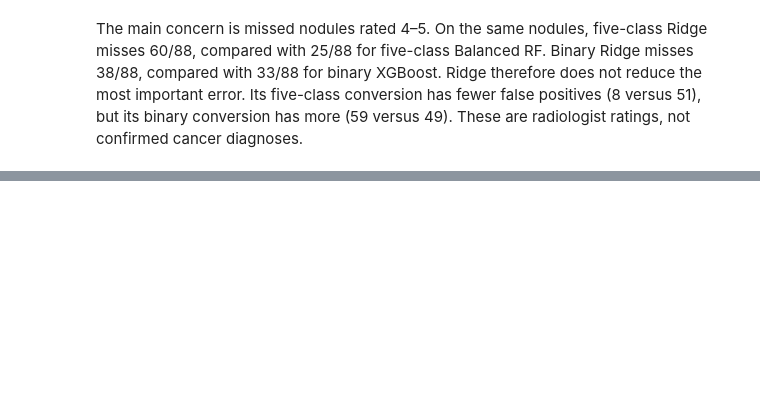
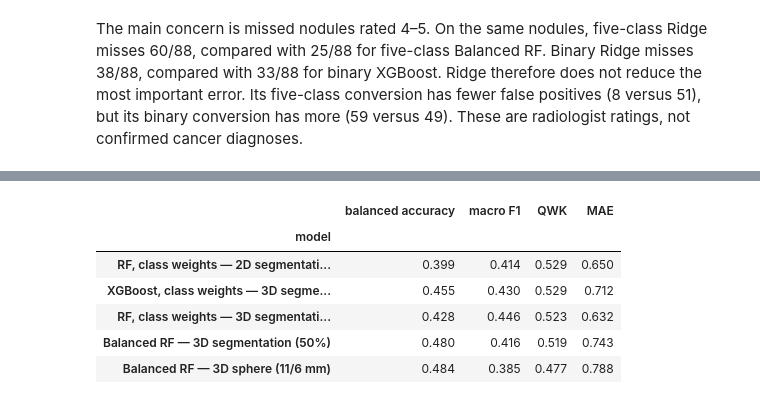
Before and after one commit to anaaaraujoo/lung-ct-classification, a Jupyter notebook: notebooks/new_radiomics_results_analysis.ipynb, the cells around one changed output, grey strips where cells are left out. Drawn from its saved outputs; the diff is of its cells as text; code cells hidden in the pictures; blank space fills up the shorter version.

```diff
--- a/notebooks/new_radiomics_results_analysis.ipynb
+++ b/notebooks/new_radiomics_results_analysis.ipynb
@@ -691,0 +714,44 @@ The main concern is missed nodules rated 4–5. On the same nodules, five-class
+# %%
+candidates = {
+    **five_class_models,
+    **{("Ridge", region): name for region, name in ridge_models.items()},
+}
+rows = []
+for (model, region), name in candidates.items():
+    predictions = pd.read_csv(ROOT / "models" / name / "validation_predictions.csv")
+    shared = five_class_validation.merge(
+        predictions[KEYS + ["fold", "prediction"]],
+        on=KEYS + ["fold"], validate="one_to_one",
+    )
+    assert len(shared) == 622
+    rows.append({"model": f"{model} — {region}",
+                 **metrics(shared.target_classification_mean, shared.prediction)})
+def add_combined_score(table):
+    table = table.copy()
+    table["combined score"] = 1 - (
+        (1 - table["balanced_accuracy"])
+        + (1 - table["macro_f1"])
+        + (1 - table["qwk"])
+        + table["mae"]
+    ) / 4
+    return table
+
+scores = pd.DataFrame(rows).set_index("model")
+leaders = list(dict.fromkeys(
+    scores.nlargest(2, "qwk").index.tolist()
+    + scores.nlargest(2, "balanced_accuracy").index.tolist()
+    + scores.nlargest(2, "macro_f1").index.tolist()
+    + scores.nsmallest(2, "mae").index.tolist()
+))
+display(scores.loc[leaders].sort_values("qwk", ascending=False).rename(columns={
+    "balanced_accuracy": "balanced accuracy", "macro_f1": "macro F1",
+    "qwk": "QWK", "mae": "MAE",
+}).round(3))
+# %% [output]
+|  | balanced accuracy | macro F1 | QWK | MAE |
+| model |  |  |  |  |
+| RF, class weights — 2D segmentati... | 0.399 | 0.414 | 0.529 | 0.650 |
+| XGBoost, class weights — 3D segme... | 0.455 | 0.430 | 0.529 | 0.712 |
+| RF, class weights — 3D segmentati... | 0.428 | 0.446 | 0.523 | 0.632 |
+| Balanced RF — 3D segmentation (50%) | 0.480 | 0.416 | 0.519 | 0.743 |
+| Balanced RF — 3D sphere (11/6 mm) | 0.484 | 0.385 | 0.477 | 0.788 |
```
Also changed, not shown: parts of 13 cells of this notebook, 1 other file.
